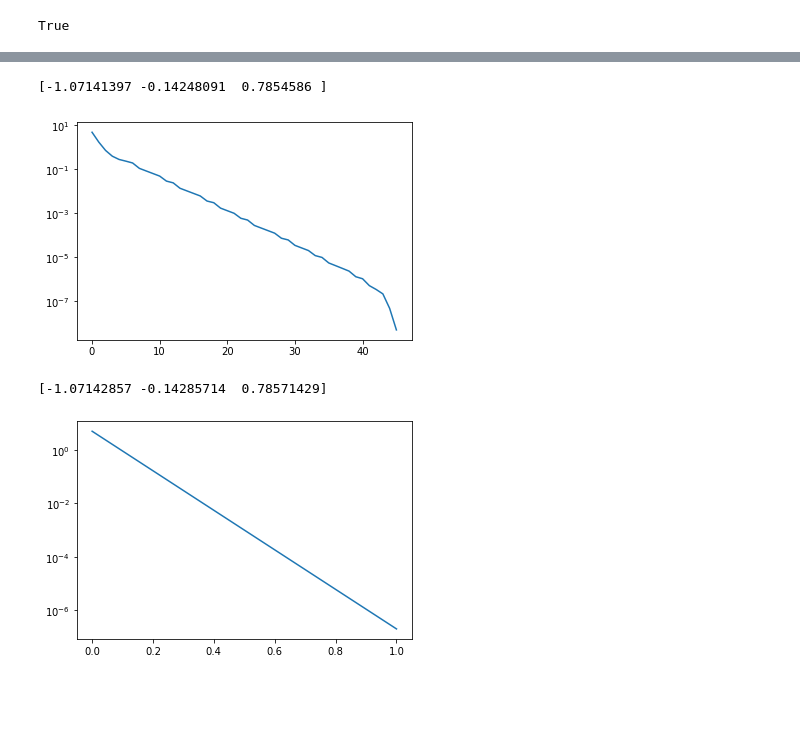
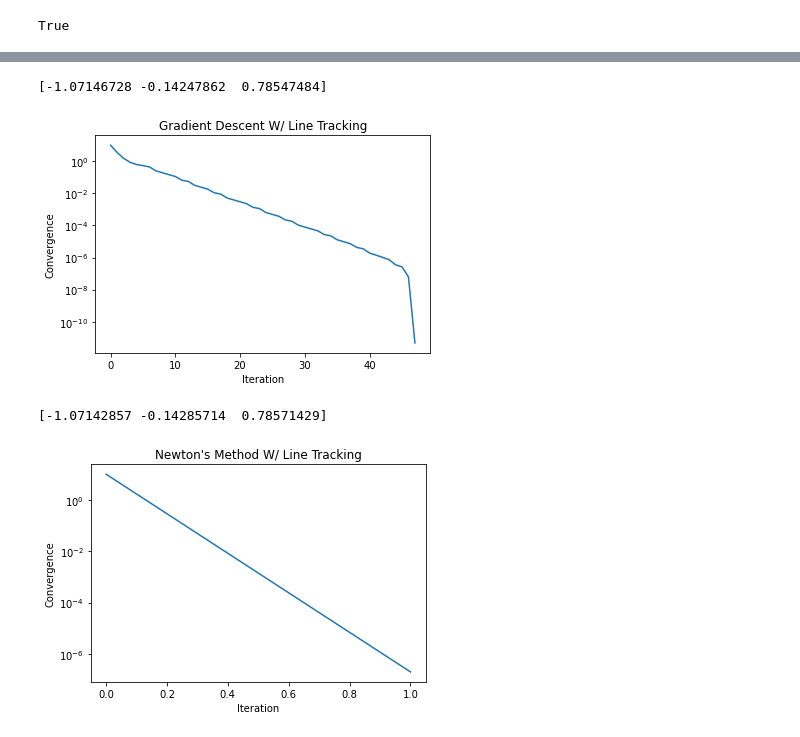
Before and after one commit to Cwhitney32/DesignOptimization, a Jupyter notebook: Homework 2.ipynb, the cells around one changed output, grey strips where cells are left out. Drawn from its saved outputs; the diff is of its cells as text; code cells hidden in the pictures; blank space fills up the shorter version.

Commit message:
Updated Graphs and format

```diff
--- a/Homework 2.ipynb
+++ b/Homework 2.ipynb
@@ -81,7 +95,7 @@ import numpy as np
 import matplotlib.pyplot as plt
 from line_search_bt import *
 
-x=np.array([0,0])
+x=np.array([1,1])
 
 convergence_criteria=.001
 alpha=1
@@ -97,41 +111,45 @@ def func(x):
     return 5*x[0]**2+12*x[0]*x[1]-8*x[0]+10*x[1]**2-14*x[1]+5
 
 def gradient(x):
    return np.array([10*x[0]+12*x[1]-8,12*x[0]+20*x[1]-14])
 
 sol.append(float(abs(func(x)-func(xstar))))
 
 while conv >= convergence_criteria:
     d=-gradient(x)
 
     alpha=line_search_bt(x,func,gradient,alpha,.5,.5,d)
 
     x=x-alpha*gradient(x)
 
     ans=func(x)
 
     diff=abs(func(x)-func(xstar))
 
     sol.append(float(diff))
 
     conv=np.linalg.norm(gradient(x))
 
 error=abs(func(sol)-func(xstar))
 x=np.array([-2*x[0]-3*x[1]+1,x[0],x[1]])
 
 print(x)
 
 plt.plot(sol)
+plt.title("Gradient Descent W/ Line Tracking")
+plt.xlabel("Iteration")
+plt.ylabel("Convergence")
+
 plt.yscale("log")
 # %% [output]
-[-1.07141397 -0.14248091  0.7854586 ]
+[-1.07146728 -0.14247862  0.78547484]
-[figure, old version]
+[figure, new version]
 # %%
 import numpy as np
 import matplotlib.pyplot as plt
 from line_search_bt import*
 
-x=np.array([0,0])
+x=np.array([1,1])
 convergence_criteria=.001
 conv=1
 alpha=1
@@ -171,7 +189,10 @@ x=np.array([-2*x[0]-3*x[1]+1,x[0],x[1]])
 print(x)
 
 plt.plot(sol)
+plt.title("Newton's Method W/ Line Tracking")
+plt.xlabel("Iteration")
+plt.ylabel("Convergence")
 plt.yscale("log")
 # %% [output]
 [-1.07142857 -0.14285714  0.78571429]
-[figure, old version]
+[figure, new version]
```
Also changed, not shown: parts of 12 cells of this notebook.
